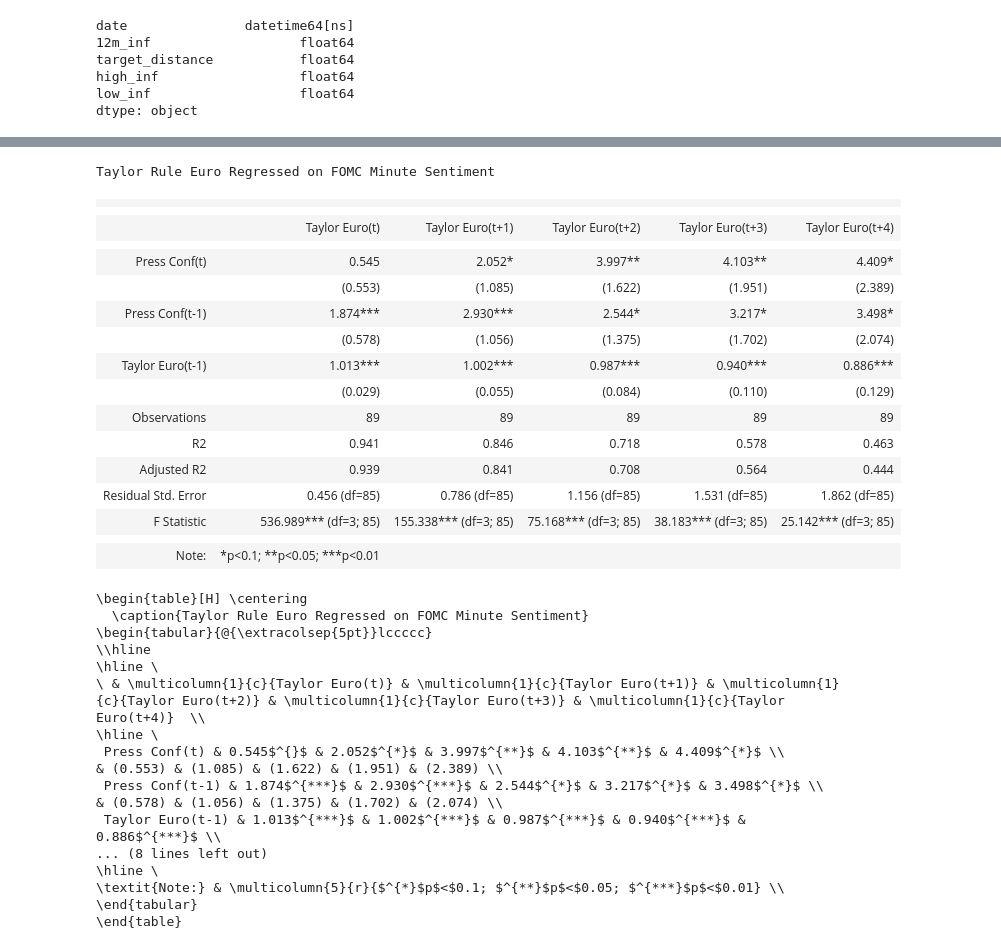
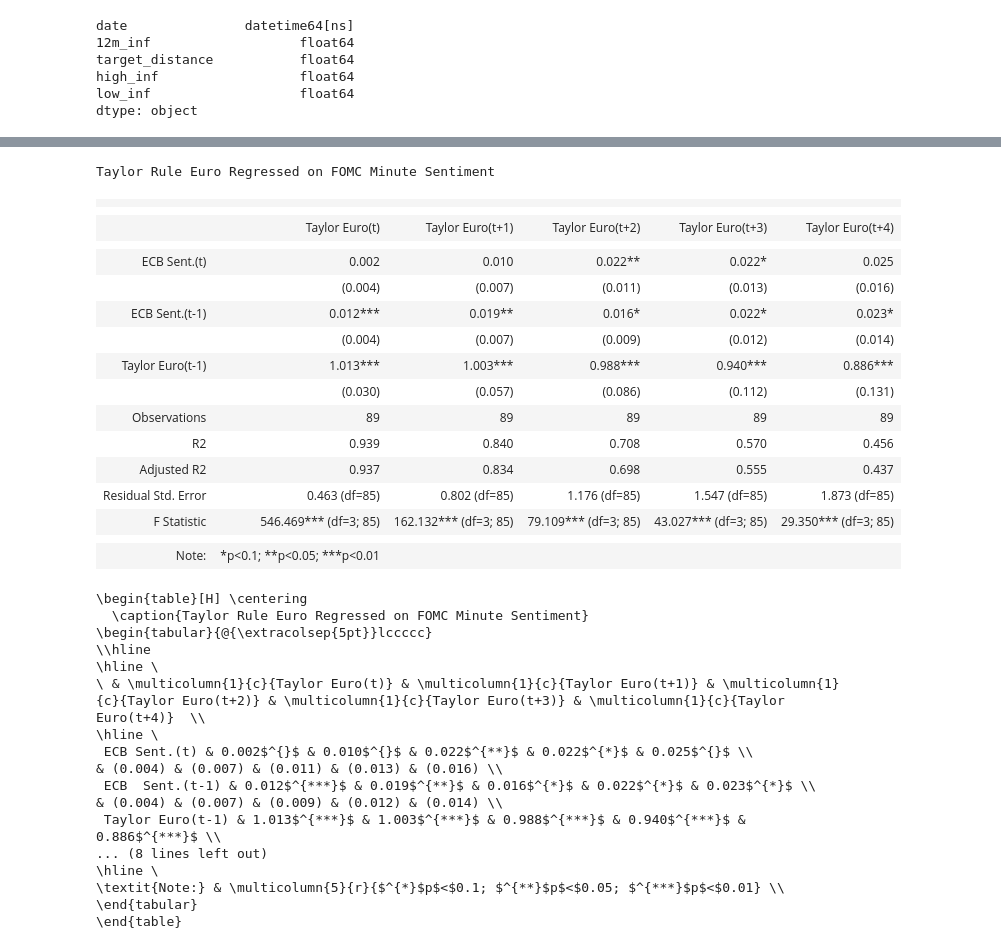
Before and after one commit to KyleNabors/Central-Bank-FinBERT-Analysis, a Jupyter notebook: Sentiment Graphs and Regressions.ipynb, the cells around one changed output, grey strips where cells are left out. Saved outputs shown, nothing was run; the diff lists cells and outputs as text; code cells hidden in the pictures.

```diff
--- a/Sentiment Graphs and Regressions.ipynb
+++ b/Sentiment Graphs and Regressions.ipynb
@@ -120,9 +120,9 @@ for i in range(len(url_map)):
 
     # By Length
 
-    # sent = sent[["date", "sentiment", "len"]]
-    # sent["sentiment"] = sent["sentiment"] * sent["len"]
-    # sent = sent.drop(columns=["len"])
+    sent = sent[["date", "sentiment", "len"]]
+    sent["sentiment"] = sent["sentiment"] * sent["len"]
+    sent = sent.drop(columns=["len"])
 
     sent = sent[["date", "sentiment"]]
 
@@ -161,11 +161,11 @@ for i in range(len(url_map)):
     sent = sent.rename(columns={"sentiment": url_map["document"][i]})
     sentiment = pd.merge(sentiment, sent, how="outer", left_on="date", right_on="date")
 # %%
-fedfunds = pd.read_csv(
-    "/Users/kylenabors/Documents/Database/Market Data/Fed Funds/Fed Funds.csv"
-)
-fedfunds["date"] = pd.to_datetime(fedfunds["date"])
-sentiment = pd.merge(sentiment, fedfunds, how="left", left_on="date", right_on="date")
+# fedfunds = pd.read_csv(
+#     "/Users/kylenabors/Documents/Database/Market Data/Fed Funds/Fed Funds.csv"
+# )
+# fedfunds["date"] = pd.to_datetime(fedfunds["date"])
+# sentiment = pd.merge(sentiment, fedfunds, how="left", left_on="date", right_on="date")
 # %%
 stocks = sentiment.copy(deep=True)
 stocks = stocks[["date", "sp500_return", "stoxx"]]
@@ -210,6 +210,10 @@ for i in range(0, 5):
     sentiment[f"volatility_lag_{i}"] = sentiment["volatility"].shift(i)
     sentiment[f"fsi_lag_{i}"] = sentiment["fsi"].shift(i)
     sentiment[f"press_conferences_lag_{i}"] = sentiment["press_conferences"].shift(i)
+    sentiment[f"fedfunds_lag_{i}"] = sentiment["fedfunds"].shift(i)
+    sentiment[f"euro_funds_lag_{i}"] = sentiment["euro_funds"].shift(i)
+    sentiment[f"fedfunds_forward_{i}"] = sentiment["fedfunds"].shift(-i)
+    sentiment[f"euro_funds_forward_{i}"] = sentiment["euro_funds"].shift(-i)
 # %%
 sentiment = pd.merge(sentiment, stocks, how="left", left_on="date", right_on="date")
 # %%
@@ -711,50 +702,46 @@ stargazer.custom_columns(
     ]
 )
 stargazer.show_model_numbers(False)
 stargazer.significant_digits(3)
 stargazer.covariate_order(
     [
         "press_conferences",
         "press_conferences_lag_1",
         "taylor_euro_1",
     ]
 )
 stargazer.rename_covariates(
     {
-        "press_conferences": "Press Conf(t)",
-        "press_conferences_lag_1": "Press Conf(t-1)",
+        "press_conferences": "ECB Sent.(t)",
+        "press_conferences_lag_1": "ECB  Sent.(t-1)",
         "taylor_euro_1": "Taylor Euro(t-1)",
     }
 )
 
 # Display the Stargazer output
 display(HTML(stargazer.render_html()))
 
 # Modify the LaTeX output to remove all \\[-1.8ex]
 latex_output = stargazer.render_latex().replace("\\[-1.8ex]", "")
 latex_output = latex_output.replace("!htbp", "H")
 print(latex_output)
-
-# Output to picture
-pystout(latex_output, output=f"{output_path}/Regression {reg_count}.png", dpi=500)
-reg_count += 1
 # %% [output]
 Taylor Rule Euro Regressed on FOMC Minute Sentiment
 |  |  |  |  |  |  |
 |  |
 |  | Taylor Euro(t) | Taylor Euro(t+1) | Taylor Euro(t+2) | Taylor Euro(t+3) | Taylor Euro(t+4) |
 |  |  |  |  |  |  |
-| Press Conf(t) | 0.545 | 2.052* | 3.997** | 4.103** | 4.409* |
-|  | (0.553) | (1.085) | (1.622) | (1.951) | (2.389) |
-| Press Conf(t-1) | 1.874*** | 2.930*** | 2.544* | 3.217* | 3.498* |
-|  | (0.578) | (1.056) | (1.375) | (1.702) | (2.074) |
-| Taylor Euro(t-1) | 1.013*** | 1.002*** | 0.987*** | 0.940*** | 0.886*** |
-|  | (0.029) | (0.055) | (0.084) | (0.110) | (0.129) |  |  |  |  |  |  |
+| ECB Sent.(t) | 0.002 | 0.010 | 0.022** | 0.022* | 0.025 |
+|  | (0.004) | (0.007) | (0.011) | (0.013) | (0.016) |
+| ECB Sent.(t-1) | 0.012*** | 0.019** | 0.016* | 0.022* | 0.023* |
+|  | (0.004) | (0.007) | (0.009) | (0.012) | (0.014) |
+| Taylor Euro(t-1) | 1.013*** | 1.003*** | 0.988*** | 0.940*** | 0.886*** |
+|  | (0.030) | (0.057) | (0.086) | (0.112) | (0.131) |  |  |  |  |  |  |
 | Observations | 89 | 89 | 89 | 89 | 89 |
-| R2 | 0.941 | 0.846 | 0.718 | 0.578 | 0.463 |
-| Adjusted R2 | 0.939 | 0.841 | 0.708 | 0.564 | 0.444 |
-| Residual Std. Error | 0.456 (df=85) | 0.786 (df=85) | 1.156 (df=85) | 1.531 (df=85) | 1.862 (df=85) |
-| F Statistic | 536.989*** (df=3; 85) | 155.338*** (df=3; 85) | 75.168*** (df=3; 85) | 38.183*** (df=3; 85) | 25.142*** (df=3; 85) |
+| R2 | 0.939 | 0.840 | 0.708 | 0.570 | 0.456 |
+| Adjusted R2 | 0.937 | 0.834 | 0.698 | 0.555 | 0.437 |
+| Residual Std. Error | 0.463 (df=85) | 0.802 (df=85) | 1.176 (df=85) | 1.547 (df=85) | 1.873 (df=85) |
+| F Statistic | 546.469*** (df=3; 85) | 162.132*** (df=3; 85) | 79.109*** (df=3; 85) | 43.027*** (df=3; 85) | 29.350*** (df=3; 85) |
 |  |  |  |  |  |  |
 | Note: | *p<0.1; **p<0.05; ***p<0.01 |  |  |  |  |
 \begin{table}[H] \centering
@@ -764,11 +751,11 @@ Taylor Rule Euro Regressed on FOMC Minute Sentiment
 \hline \
 \ & \multicolumn{1}{c}{Taylor Euro(t)} & \multicolumn{1}{c}{Taylor Euro(t+1)} & \multicolumn{1}{c}{Taylor Euro(t+2)} & \multicolumn{1}{c}{Taylor Euro(t+3)} & \multicolumn{1}{c}{Taylor Euro(t+4)}  \\
 \hline \
- Press Conf(t) & 0.545$^{}$ & 2.052$^{*}$ & 3.997$^{**}$ & 4.103$^{**}$ & 4.409$^{*}$ \\
-& (0.553) & (1.085) & (1.622) & (1.951) & (2.389) \\
- Press Conf(t-1) & 1.874$^{***}$ & 2.930$^{***}$ & 2.544$^{*}$ & 3.217$^{*}$ & 3.498$^{*}$ \\
-& (0.578) & (1.056) & (1.375) & (1.702) & (2.074) \\
- Taylor Euro(t-1) & 1.013$^{***}$ & 1.002$^{***}$ & 0.987$^{***}$ & 0.940$^{***}$ & 0.886$^{***}$ \\
+ ECB Sent.(t) & 0.002$^{}$ & 0.010$^{}$ & 0.022$^{**}$ & 0.022$^{*}$ & 0.025$^{}$ \\
+& (0.004) & (0.007) & (0.011) & (0.013) & (0.016) \\
+ ECB  Sent.(t-1) & 0.012$^{***}$ & 0.019$^{**}$ & 0.016$^{*}$ & 0.022$^{*}$ & 0.023$^{*}$ \\
+& (0.004) & (0.007) & (0.009) & (0.012) & (0.014) \\
+ Taylor Euro(t-1) & 1.013$^{***}$ & 1.003$^{***}$ & 0.988$^{***}$ & 0.940$^{***}$ & 0.886$^{***}$ \\
 ... (8 lines left out)
 \hline \
 \textit{Note:} & \multicolumn{5}{r}{$^{*}$p$<$0.1; $^{**}$p$<$0.05; $^{***}$p$<$0.01} \\
```
Also changed, not shown: parts of 18 cells of this notebook.
